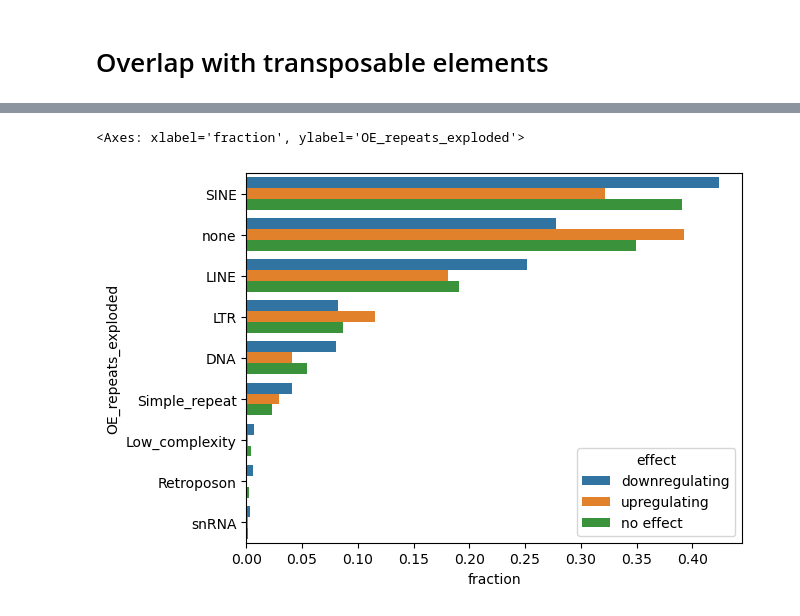
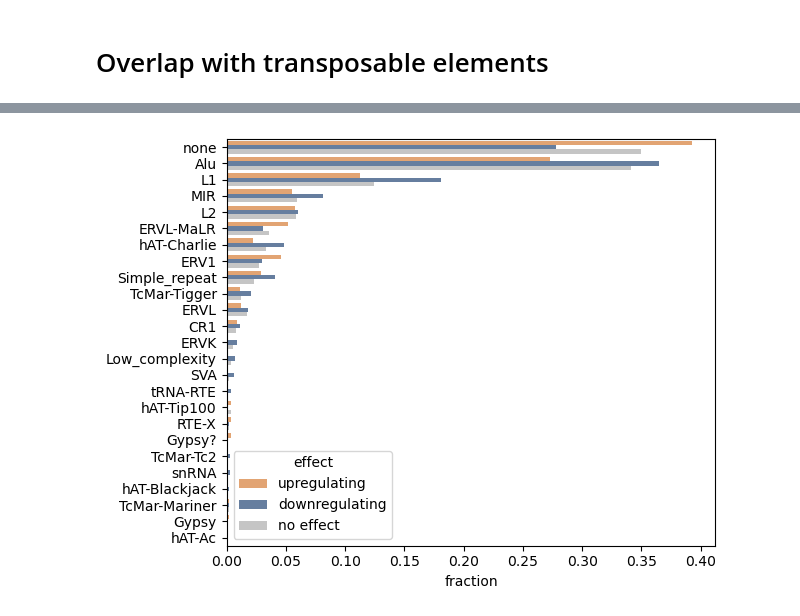
Before and after one commit to kircherlab/CMPRA_figures, a Jupyter notebook: transposable_elements.ipynb, the cells around one changed output, grey strips where cells are left out. Drawn from its saved outputs; the diff is of its cells as text; code cells hidden in the pictures.

```diff
--- a/transposable_elements.ipynb
+++ b/transposable_elements.ipynb
@@ -7,7 +7,7 @@ import seaborn as sns
 # %%
 cd = "/data/cephfs-2/unmirrored/groups/kircher/MPRA/CaptureCMPRA/"
 mpra_alus = pl.read_csv(cd+"results/MPRA_analysis/CMPRA5/labeled_data_promoteroa_alus_OA.tsv", separator="\t")
-mpra_repeats = pl.read_csv(cd+"results/MPRA_analysis/CMPRA5/labeled_data_promoteroa_repeats_OA.tsv", separator="\t")
+mpra_repeats = pl.read_csv(cd+"results/MPRA_analysis/CMPRA5/labeled_data_promoteroa_repeat_families_OA.tsv", separator="\t")
 # %%
 mpra_repeats = mpra_repeats.filter(pl.col("promoter").is_null().not_()).with_columns(
 	# Get unique, sorted OE_repeats
@@ -106,12 +84,14 @@ shape: (37, 1)
 # %%
 sns.barplot(mpra_repeats_exploded
 			#.filter(pl.col("effect")!="no effect")
 			.select("effect",pl.col("OE_repeats_exploded"),
 		   # Making sure to count unique interactions for fraction, since we can now have the same interaction in the dataset multiple times
 		   pl.len().over("OE_repeats_exploded","effect").alias("fraction")/(pl.col("left_bin")+pl.col("right_bin")).n_unique().over("effect")).unique()
 		   .sort("fraction", descending=True)
 			.filter(pl.col("fraction")>0.001).to_pandas(),
-			x="fraction", y="OE_repeats_exploded", orient='h', hue="effect")
+			x="fraction", y="OE_repeats_exploded", orient='h', hue="effect", palette=["#F4A261","#5D7CA8", "#c5c5c5"])
+plt.ylabel("")
+plt.tight_layout()
+plt.savefig(cd+"results/manuscript_figures/revisions/repeat_elements/repeat_family_enrichment_barplot.pdf", format="pdf")
 # %% [output]
-<Axes: xlabel='fraction', ylabel='OE_repeats_exploded'>
-[figure, old version]
+[figure, new version]
```
Also changed, not shown: parts of 7 cells of this notebook, 11 other files.
